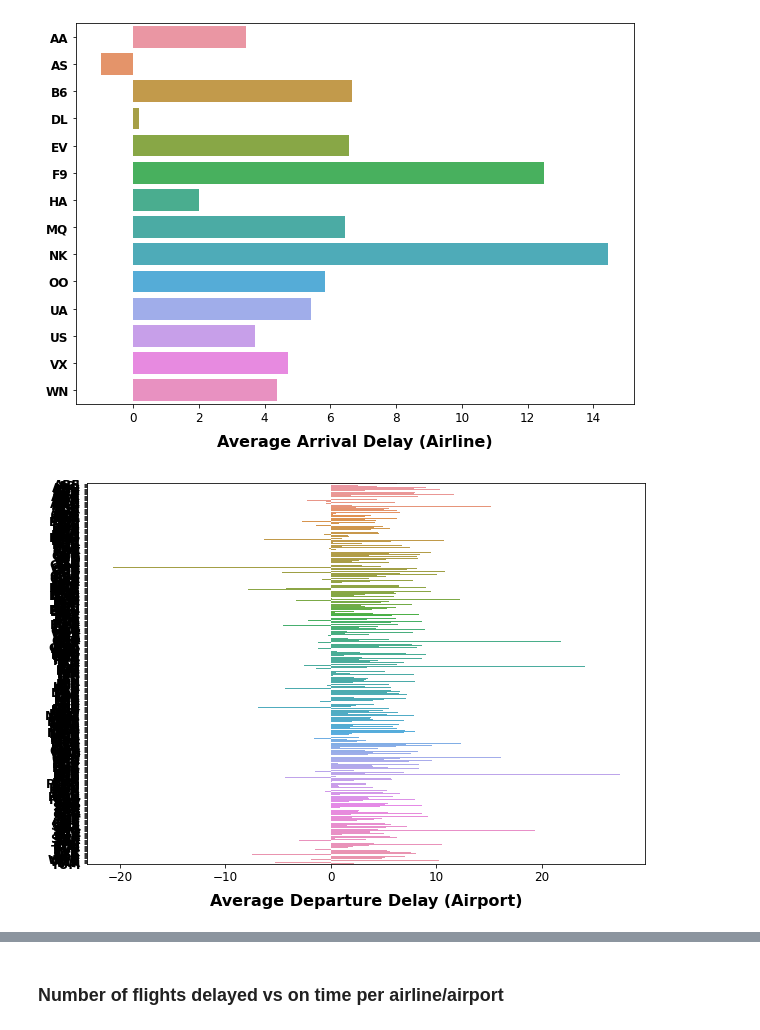
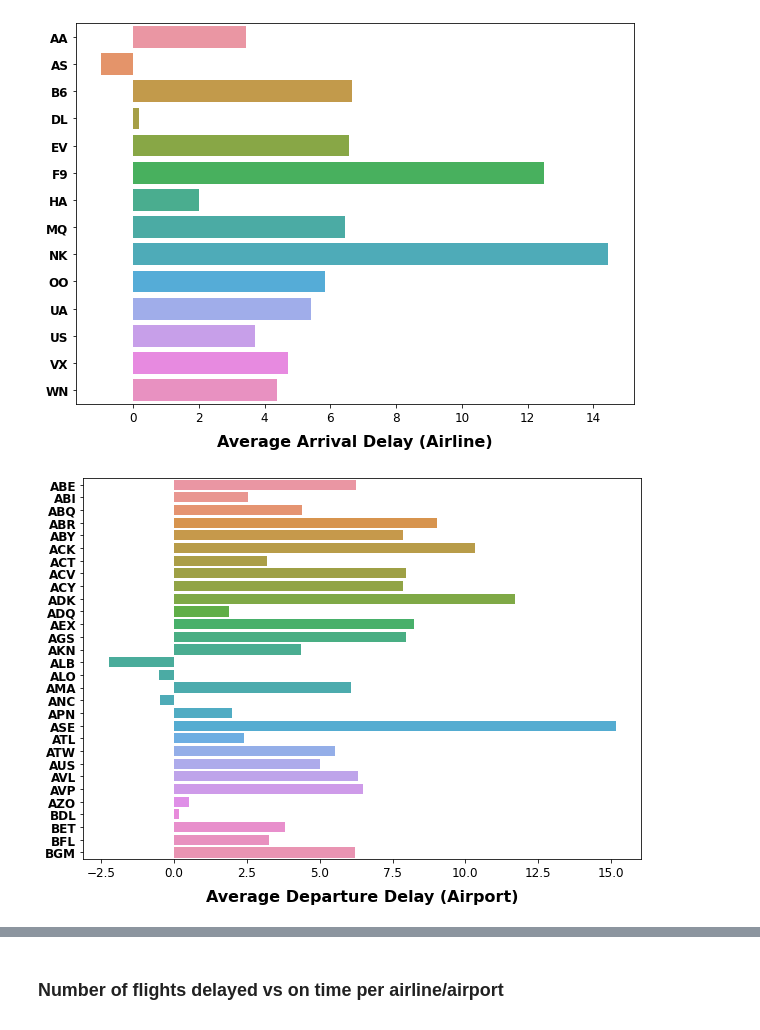
Before and after one commit to jmesich/travel_data, a Jupyter notebook: flight_delay/2015_flight_data_visual_analysis.ipynb, the cells around one changed output, grey strips where cells are left out. Cells and saved outputs as stored; diff of their text form; code cells hidden in the pictures.

```diff
--- a/flight_delay/2015_flight_data_visual_analysis.ipynb
+++ b/flight_delay/2015_flight_data_visual_analysis.ipynb
@@ -42,13 +42,13 @@ plt.show()
 [figure]
 # %%
 fig = plt.figure(1, figsize=(10,7))
-ax = sns.barplot(y="ORIGIN_AIRPORT", x='source_airport_avg_delay', data=airport_data)
+ax = sns.barplot(y="ORIGIN_AIRPORT", x='source_airport_avg_delay', data=airport_data[0:30])
 plt.setp(ax.get_xticklabels(), fontsize=12, weight = 'normal', rotation = 0);
 plt.setp(ax.get_yticklabels(), fontsize=12, weight = 'bold', rotation = 0);
 ax.yaxis.label.set_visible(False)
 plt.xlabel('Average Departure Delay (Airport)', fontsize=16, weight = 'bold', labelpad=10)
 plt.show()
 # %% [output]
-[figure, old version]
+[figure, new version]
 # %%
 fig = plt.figure(1, figsize=(10,7))
```
Also changed, not shown: parts of 1 cell of this notebook, 3 other files.
